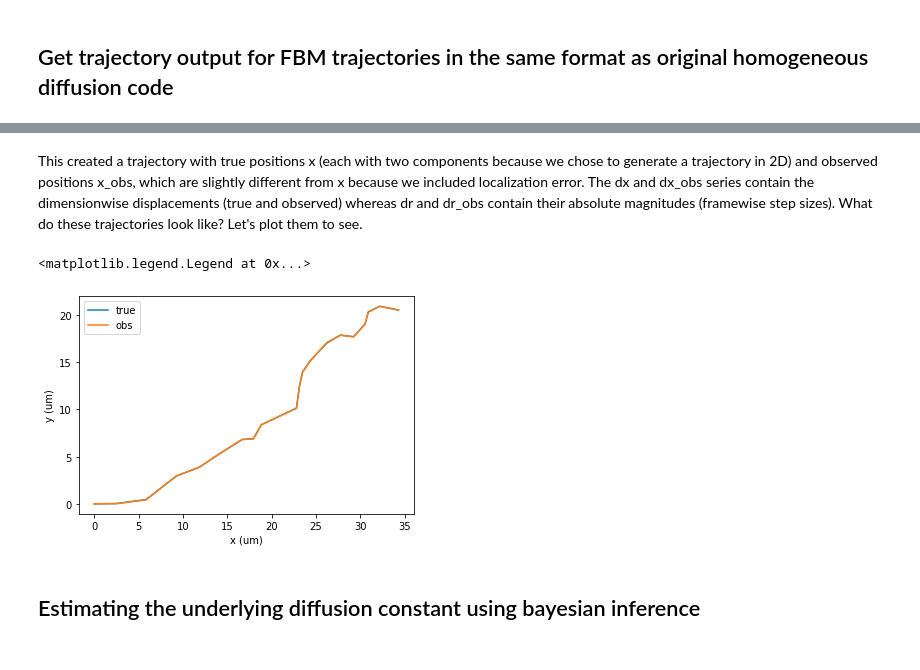
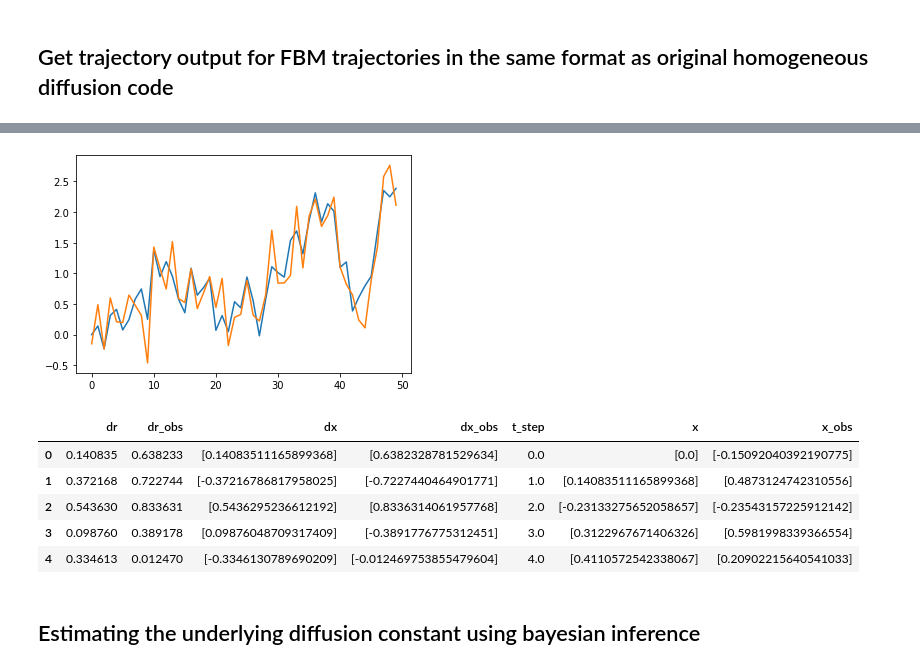
Before and after one commit to AllenCellModeling/diffusive_distinguishability, a Jupyter notebook: diffusive_distinguishability/ndim_fbm_analysis_tutorial.ipynb, the cells around one changed output, grey strips where cells are left out. Cells and saved outputs as stored; diff of their text form; code cells hidden in the pictures.

```diff
--- a/diffusive_distinguishability/ndim_fbm_analysis_tutorial.ipynb
+++ b/diffusive_distinguishability/ndim_fbm_analysis_tutorial.ipynb
@@ -43,14 +13,28 @@ df1.head()
-# %% [markdown]
-This created a trajectory with true positions x (each with two components because we chose to generate a trajectory in 2D) and observed positions x_obs, which are slightly different from x because we included localization error. The dx and dx_obs series contain the dimensionwise displacements (true and observed) whereas dr and dr_obs contain their absolute magnitudes (framewise step sizes). What do these trajectories look like? Let's plot them to see.
-# %%
-plt.plot([x[0] for x in df1['x']], [x[1] for x in df1['x']], label='true')
-plt.plot([x[0] for x in df1['x']], [x[1] for x in df1['x_obs']], label='obs');
-plt.xlabel('x (um)')
-plt.ylabel('y (um)')
-plt.legend()
-# %% [output]
-<matplotlib.legend.Legend at 0x...>
-[figure, removed]
+# %%
+n_dim = 1
+hurst = 0.5
+dt = 1
+n_steps = 50
+loc_std = 0.3
+d_const = 0.1
+# %%
+df = fa.simulate_fbm_df(d_const, n_dim, n_steps, dt, loc_std, hurst)
+df.head()
+d_msd =fa.get_fBm_diffusivity(df, dt)
+d_bay = hd.estimate_diffusion(n_dim, dt, df['dr_obs'])[0].mean()
+
+fa.plot_trajectory(df)
+# %% [output]
+[figure, added]
+# %%
+df.head()
+# %% [output]
+|  | dr | dr_obs | dx | dx_obs | t_step | x | x_obs |
+| 0 | 0.140835 | 0.638233 | [0.14083511165899368] | [0.6382328781529634] | 0.0 | [0.0] | [-0.15092040392190775] |
+| 1 | 0.372168 | 0.722744 | [-0.37216786817958025] | [-0.7227440464901771] | 1.0 | [0.14083511165899368] | [0.4873124742310556] |
+| 2 | 0.543630 | 0.833631 | [0.5436295236612192] | [0.8336314061957768] | 2.0 | [-0.23133275652058657] | [-0.23543157225912142] |
+| 3 | 0.098760 | 0.389178 | [0.09876048709317409] | [-0.3891776775312451] | 3.0 | [0.3122967671406326] | [0.5981998339366554] |
+| 4 | 0.334613 | 0.012470 | [-0.3346130789690209] | [-0.012469753855479604] | 4.0 | [0.4110572542338067] | [0.20902215640541033] |
 # %% [markdown]
 ## Estimating the underlying diffusion constant using bayesian inference
 # %% [markdown]
```
Also changed, not shown: parts of 17 cells of this notebook, 3 other files.
